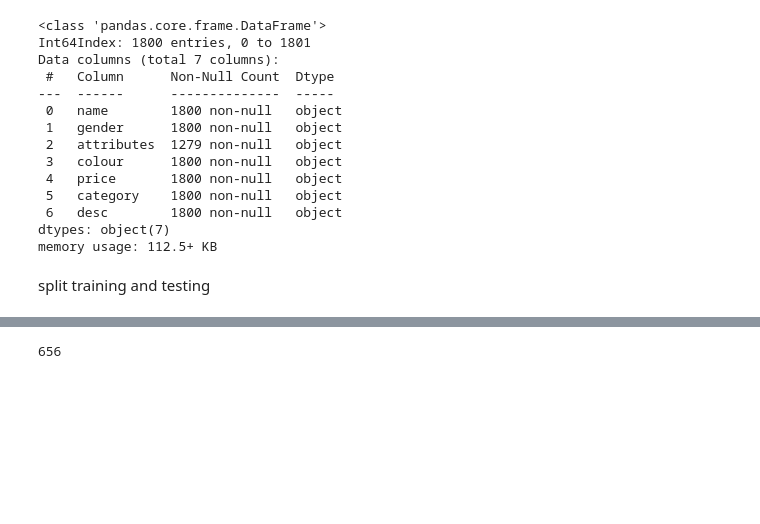
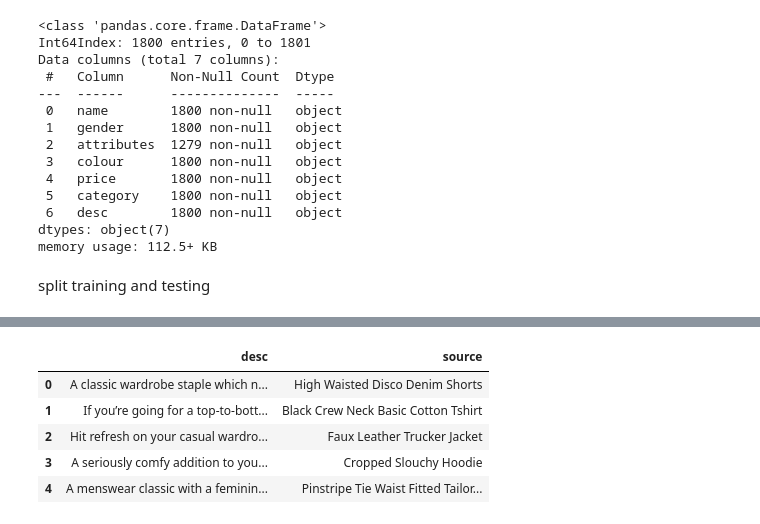
Before and after one commit to Peter-Zhoutuanjie/CS551H_Product_description, a Jupyter notebook: clothing_model.ipynb, the cells around one changed output, grey strips where cells are left out. Drawn from its saved outputs; the diff is of its cells as text; code cells hidden in the pictures; blank space fills up the shorter version.

```diff
--- a/clothing_model.ipynb
+++ b/clothing_model.ipynb
@@ -78,2 +87,11 @@ data
 1800 rows × 2 columns
+# %%
+data.head()
+# %% [output]
+|  | desc | source |
+| 0 | A classic wardrobe staple which n... | High Waisted Disco Denim Shorts |
+| 1 | If you’re going for a top-to-bott... | Black Crew Neck Basic Cotton Tshirt |
+| 2 | Hit refresh on your casual wardro... | Faux Leather Trucker Jacket |
+| 3 | A seriously comfy addition to you... | Cropped Slouchy Hoodie |
+| 4 | A menswear classic with a feminin... | Pinstripe Tie Waist Fitted Tailor... |
 # %%
@@ -82,12 +100,3 @@ df_test = data.iloc[1700:]   # Remaining rows of the dataframe
-# %%
-cell_lengths = df_train['source'].str.len()
-
-# Get the length of the longest cell in the 'col1' column
-max_length = cell_lengths.max()
-
-print(max_length)
-# %% [output]
-656
 # %%
 datasets_train_test = DatasetDict({
     "train": Dataset.from_pandas(df_train),
```
Also changed, not shown: parts of 14 cells of this notebook, 6 other files.
